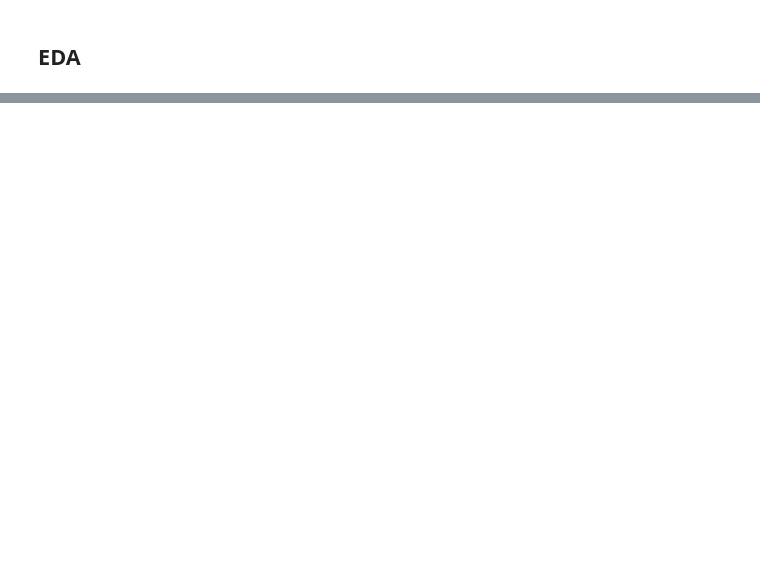
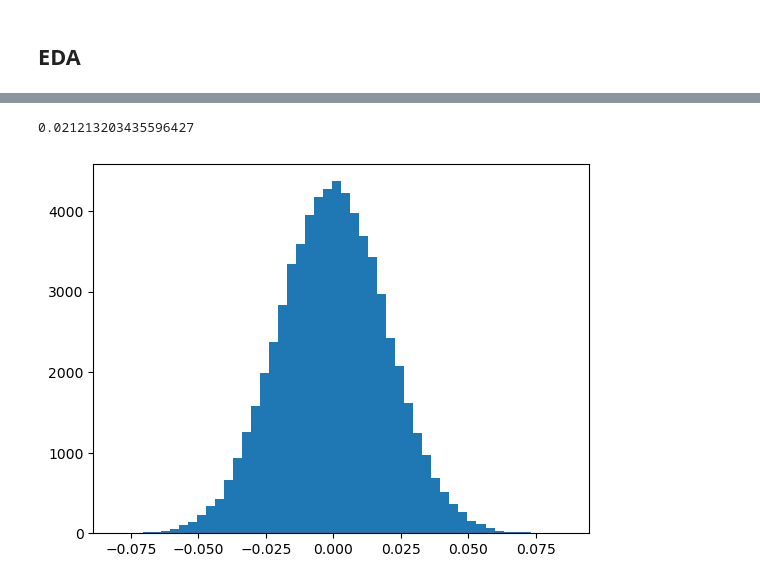
Before and after one commit to babak3548/Howsam, a Jupyter notebook: Word2VecWithPytorchV3.ipynb, the cells around one changed output, grey strips where cells are left out. Drawn from its saved outputs; the diff is of its cells as text; code cells hidden in the pictures; blank space fills up the shorter version.

```diff
--- a/Word2VecWithPytorchV3.ipynb
+++ b/Word2VecWithPytorchV3.ipynb
@@ -182,0 +653,8 @@ torch.Size([3, 2, 4])
+# %%
+0.02 * (2*4)**-0.5 * 3
+# %% [output]
+0.021213203435596427
+# %%
+plt.hist(model.wpe.weight.flatten()[:100_000].detach().cpu(), bins=50);
+# %% [output]
+[figure, added]
```
Also changed, not shown: parts of 71 cells of this notebook.
